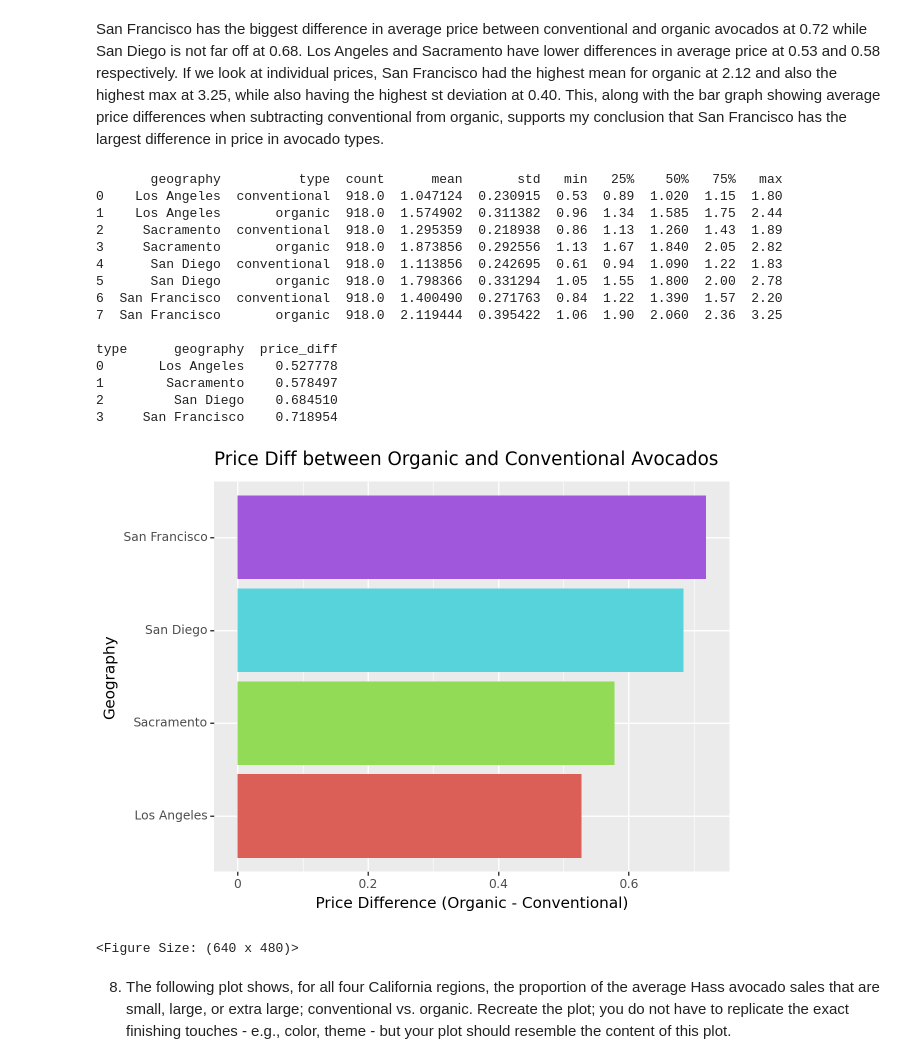
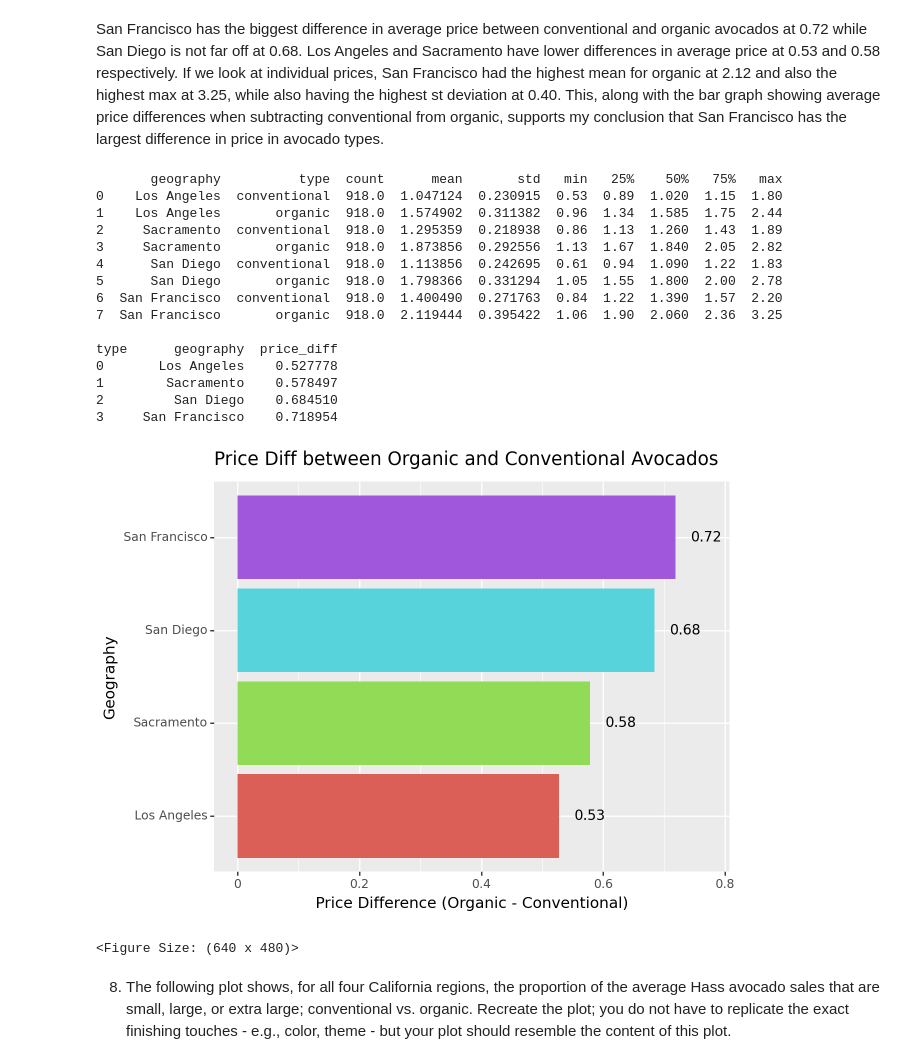
Before and after one commit to jlee932cp/GSB544_JosephLee_Labs, a Jupyter notebook: Lab2_JosephLee.ipynb, the cells around one changed output. Cells and saved outputs as stored; diff of their text form; code cells hidden in the pictures.

```diff
--- a/Lab2_JosephLee.ipynb
+++ b/Lab2_JosephLee.ipynb
@@ -125,15 +131,20 @@ avocado_melted[avocado_melted.duplicated()]
 |  | date | average_price | total_volume | total_bags | small_bags | large_bags | xlarge_bags | type | ... |
 # %%
 # Defining the major and metro regions
-major_regions = ['California', 'Great Lakes', 'Midsouth', 'Northeast', 'Plains', 'South Central', 'Southeast', 'West']
-metro_regions = ['Baltimore/Washington', 'Buffalo/Rochester', 'Cincinnati/Dayton', 'Dallas/Ft. Worth', 'Harrisburg/Scranton', 'Hartford/Springfield', 'Miami/Ft. Lauderdale', 'New Orleans/Mobile', 'Northern New England', 'Raleigh/Greensboro', 'Richmond/Norfolk', 'South Dakota', 'West Tex/New Mexico']
+major_regions = ['California', 'Great Lakes', 'Midsouth', 'Northeast', 'Northern New England', 'Plains', 'South Carolina,'
+                 'South Central', 'Southeast', 'West', 'West Tex/New Mexico']
+metro_regions = ['Albany', 'Atlanta', 'Baltimore/Washington', ' Boise', 'Boston', 'Buffalo/Rochester', 'Charlotte', 'Chicago',
+                 'Columbus', 'Dallas/Ft. Worth', 'Denver', 'Detroit', 'Grand Rapids', 'Harrisburg/Scranton', 'Hartford/Springfield',
+                 'Houston', 'Indianapolis', 'Jacksonville', 'Las Vegas', 'Los Angeles', 'Louisville', 'Miami/Ft. Lauderdale',
+                 'Nashville', 'New Orleans/Mobile', 'New York', 'Orlando', 'Philadelphia', 'Phoenix/Tucson', 'Pittsburgh',
+                 'Portland', 'Raleigh/Greensboro', 'Richmond/Norfolk', 'Roanoke', 'Sacramento', 'San Diego', 'San Francisco',
+                 'Seattle', 'Spokane', 'St. Louis', 'Syracuse', 'Tampa']
 
 # Defining the category conditions
 conditions = [
     avocado_melted['geography'].isin(major_regions),
     avocado_melted['geography'].isin(metro_regions),
     avocado_melted['geography'] == 'Total U.S.',
-    (avocado_melted['geography'] != 'Total U.S.') & (~avocado_melted['geography'].isin(major_regions)) & (~avocado_melted['geography'].isin(metro_regions))
 ]
 
 # Defining the category names matching the conditions
@@ -141,7 +152,6 @@ categories = [
     'Major Region',
     'Metro Region',
     'Country',
-    'City'
 ]
 
 # Assigning categories based on conditions
@@ -321,7 +334,7 @@ print(total_volume_by_group)
 # %% [markdown]
 San Francisco has the biggest difference in average price between conventional and organic avocados at 0.72 while San Diego is not far off at 0.68. Los Angeles and Sacramento have lower differences in average price at 0.53 and 0.58 respectively. If we look at individual prices, San Francisco had the highest mean for organic at 2.12 and also the highest max at 3.25, while also having the highest st deviation at 0.40. This, along with the bar graph showing average price differences when subtracting conventional from organic, supports my conclusion that San Francisco has the largest difference in price in avocado types.
 # %%
-from plotnine import ggplot, aes, geom_bar, coord_flip, labs
+from plotnine import ggplot, aes, geom_bar, coord_flip, labs, geom_text
 
 # Grouping by geography and type, then calculating the mean price
 mean_price = avocado_4regions.groupby(['geography', 'type'])['average_price'].mean().reset_index()
@@ -339,40 +352,46 @@ pd.set_option('display.max_columns', None)
 desc_stats = avocado_4regions.groupby(['geography', 'type'])['average_price'].describe().reset_index()
 print(desc_stats)
 
-# Space between statistics
+# Adding space
 print()
 
 # Displaying the price difference for each region
 print(price_pivot[['geography', 'price_diff']])
+
+# Adding space
+print()
 
 # Plotting
 plot = (
     ggplot(price_pivot, aes(x='geography', y='price_diff', fill='geography'))
     + geom_bar(stat='identity', show_legend=False)
     + coord_flip()
     + labs(title="Price Diff between Organic and Conventional Avocados",
          x="Geography",
          y="Price Difference (Organic - Conventional)")
+    + geom_text(aes(label='round(price_diff, 2)'),
+                nudge_y=0.05,
+                size=10)
 )
 
 plot
 # %% [output]
        geography          type  count      mean       std   min   25%    50%   75%   max
 0    Los Angeles  conventional  918.0  1.047124  0.230915  0.53  0.89  1.020  1.15  1.80
 1    Los Angeles       organic  918.0  1.574902  0.311382  0.96  1.34  1.585  1.75  2.44
 2     Sacramento  conventional  918.0  1.295359  0.218938  0.86  1.13  1.260  1.43  1.89
 3     Sacramento       organic  918.0  1.873856  0.292556  1.13  1.67  1.840  2.05  2.82
 4      San Diego  conventional  918.0  1.113856  0.242695  0.61  0.94  1.090  1.22  1.83
 5      San Diego       organic  918.0  1.798366  0.331294  1.05  1.55  1.800  2.00  2.78
 6  San Francisco  conventional  918.0  1.400490  0.271763  0.84  1.22  1.390  1.57  2.20
 7  San Francisco       organic  918.0  2.119444  0.395422  1.06  1.90  2.060  2.36  3.25
 
 type      geography  price_diff
 0       Los Angeles    0.527778
 1        Sacramento    0.578497
 2         San Diego    0.684510
 3     San Francisco    0.718954
-[figure, old version]
+[figure, new version]
 <Figure Size: (640 x 480)>
 # %% [markdown]
 8. The following plot shows, for all four California regions, the proportion of the average Hass avocado sales that are small, large, or extra large; conventional vs. organic. Recreate the plot; you do not have to replicate the exact finishing touches - e.g., color, theme - but your plot should resemble the content of this plot.
```
Also changed, not shown: parts of 7 cells of this notebook, 1 other file.
